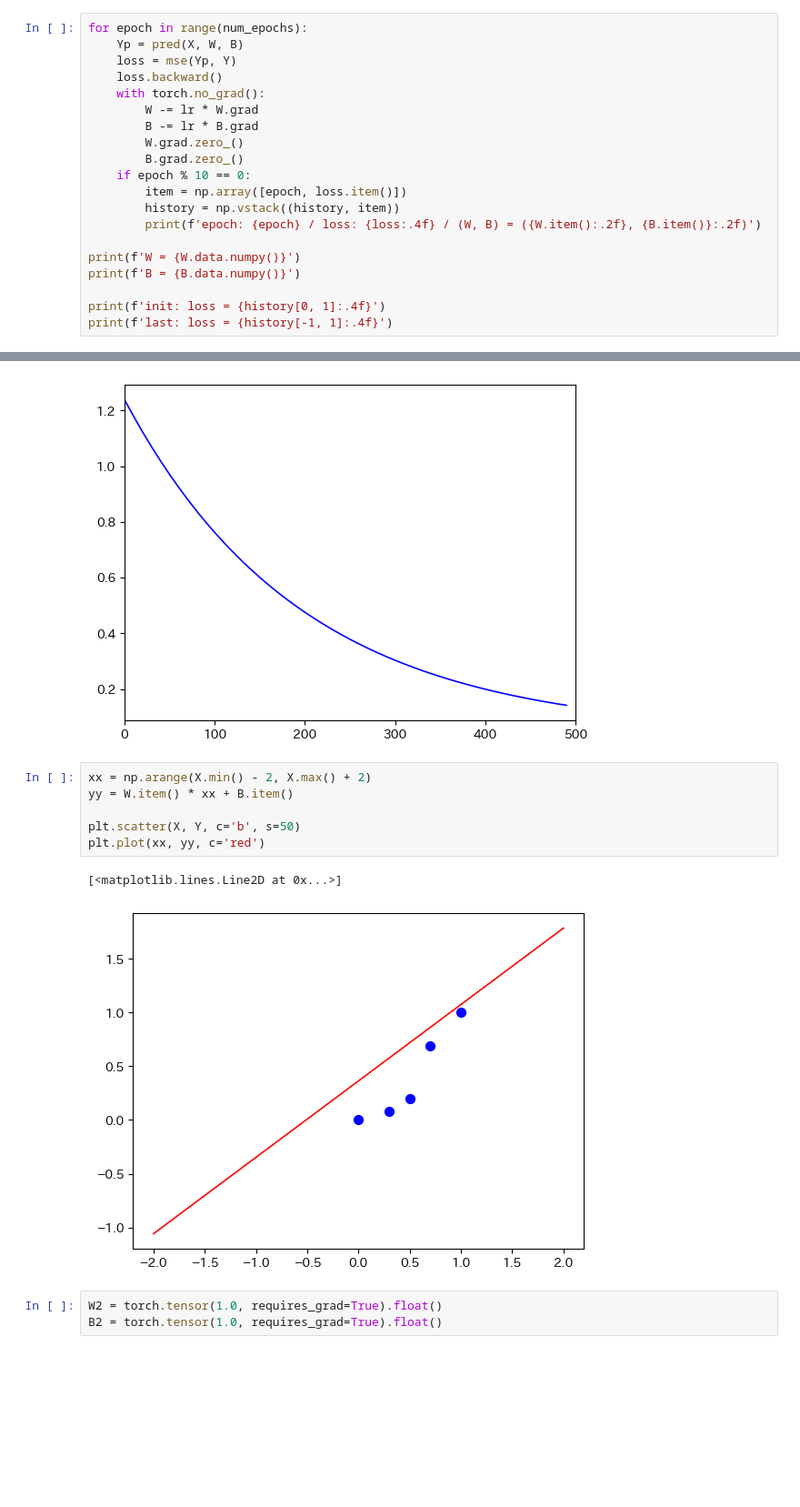
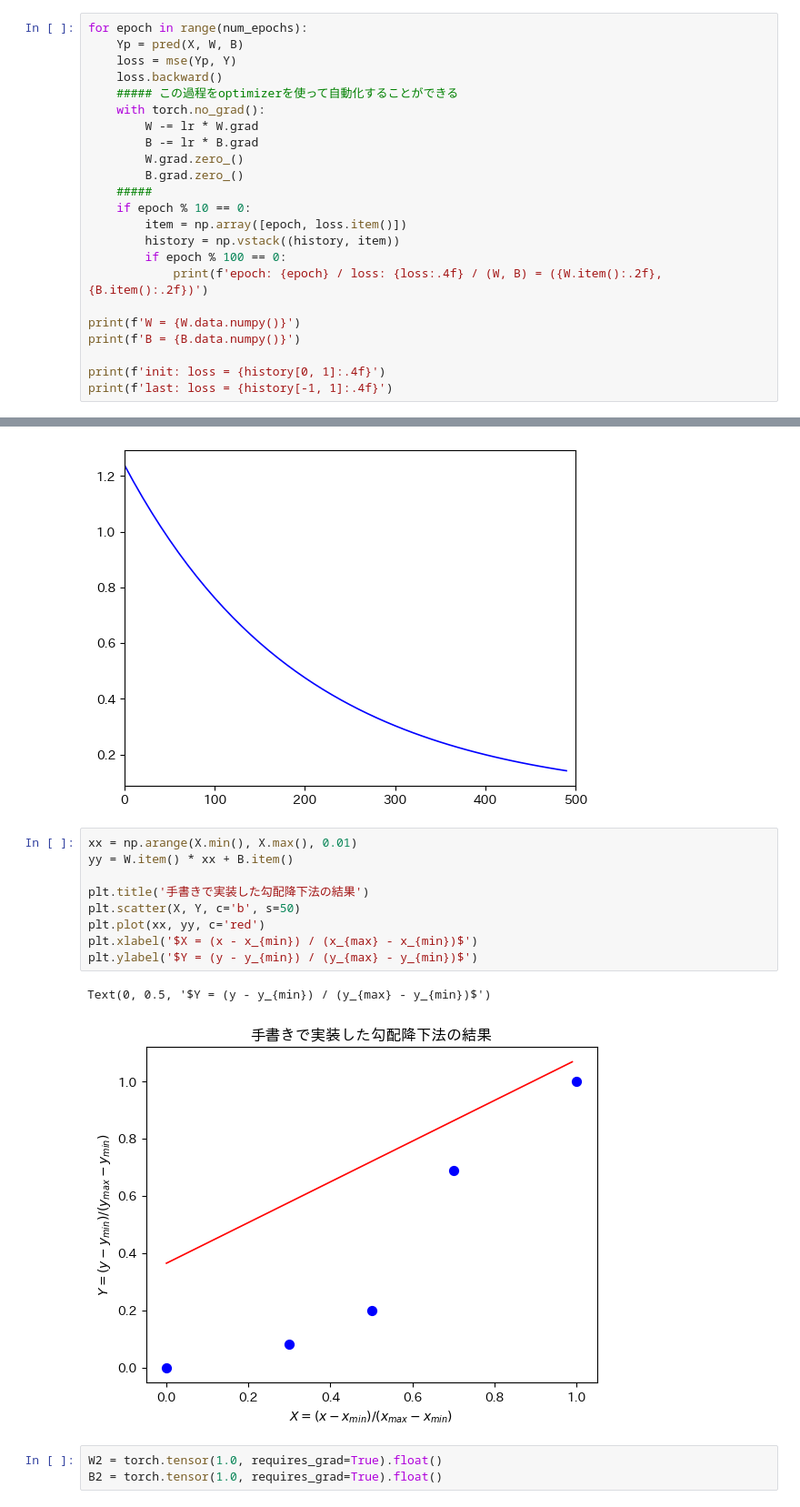
Before and after one commit to Yu5656/machine-learning_101, a Jupyter notebook: torch00.ipynb, the cells around one changed output, grey strips where cells are left out. Shown: that part at 91% size. Drawn from its saved outputs; the diff is of its cells as text; blank space fills up the shorter version.

```diff
--- a/torch00.ipynb
+++ b/torch00.ipynb
@@ -90,15 +95,18 @@ for epoch in range(num_epochs):
     Yp = pred(X, W, B)
     loss = mse(Yp, Y)
     loss.backward()
+    ##### この過程をoptimizerを使って自動化することができる
     with torch.no_grad():
         W -= lr * W.grad
         B -= lr * B.grad
         W.grad.zero_()
         B.grad.zero_()
+    #####
     if epoch % 10 == 0:
         item = np.array([epoch, loss.item()])
         history = np.vstack((history, item))
-        print(f'epoch: {epoch} / loss: {loss:.4f} / (W, B) = ({W.item():.2f}, {B.item()}:.2f)')
+        if epoch % 100 == 0:
+            print(f'epoch: {epoch} / loss: {loss:.4f} / (W, B) = ({W.item():.2f}, {B.item():.2f})')
 
 print(f'W = {W.data.numpy()}')
 print(f'B = {B.data.numpy()}')
@@ -130,14 +130,17 @@ plt.xlim(0, 500)
 (0.0, 500.0)
 [figure]
 # %%
-xx = np.arange(X.min() - 2, X.max() + 2)
+xx = np.arange(X.min(), X.max(), 0.01)
 yy = W.item() * xx + B.item()
 
+plt.title('手書きで実装した勾配降下法の結果')
 plt.scatter(X, Y, c='b', s=50)
 plt.plot(xx, yy, c='red')
+plt.xlabel('$X = (x - x_{min}) / (x_{max} - x_{min})$')
+plt.ylabel('$Y = (y - y_{min}) / (y_{max} - y_{min})$')
 # %% [output]
-[<matplotlib.lines.Line2D at 0x...>]
+Text(0, 0.5, '$Y = (y - y_{min}) / (y_{max} - y_{min})$')
-[figure, old version]
+[figure, new version]
 # %%
 W2 = torch.tensor(1.0, requires_grad=True).float()
 B2 = torch.tensor(1.0, requires_grad=True).float()
```
Also changed, not shown: parts of 8 cells of this notebook.
